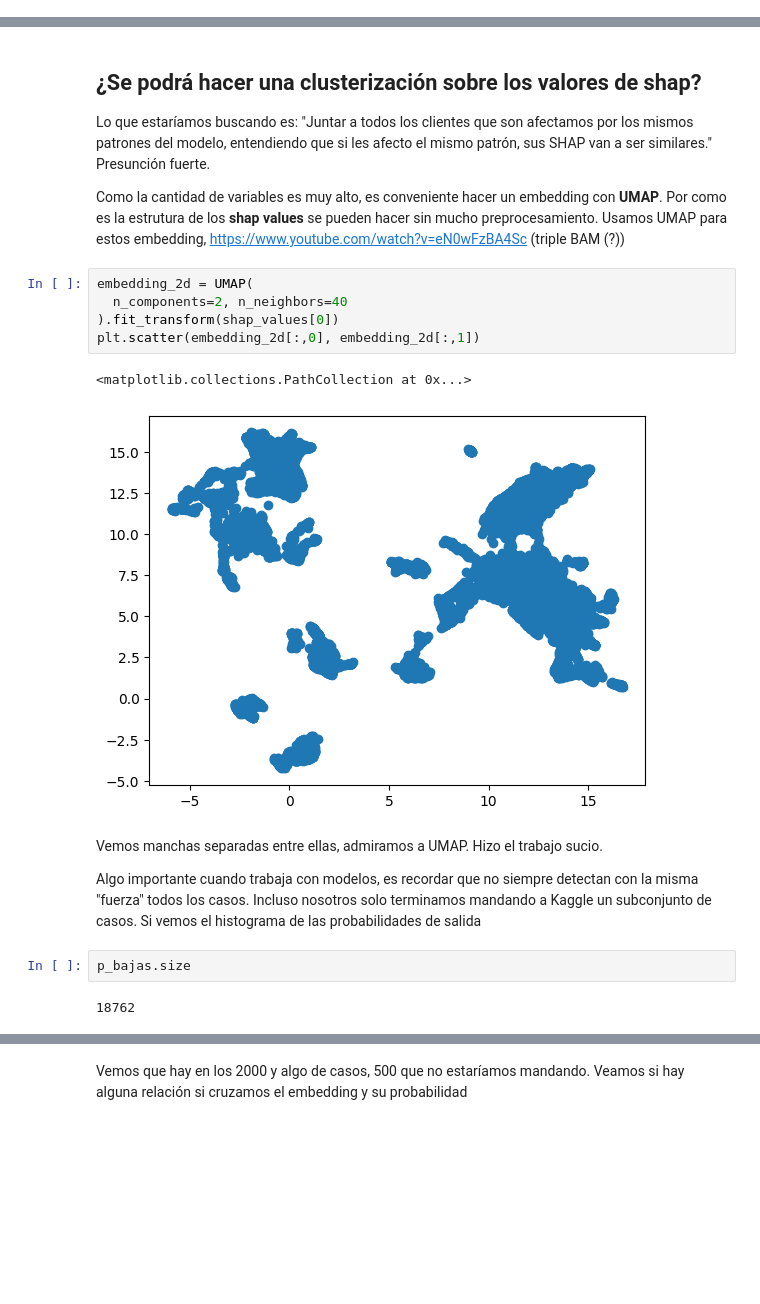
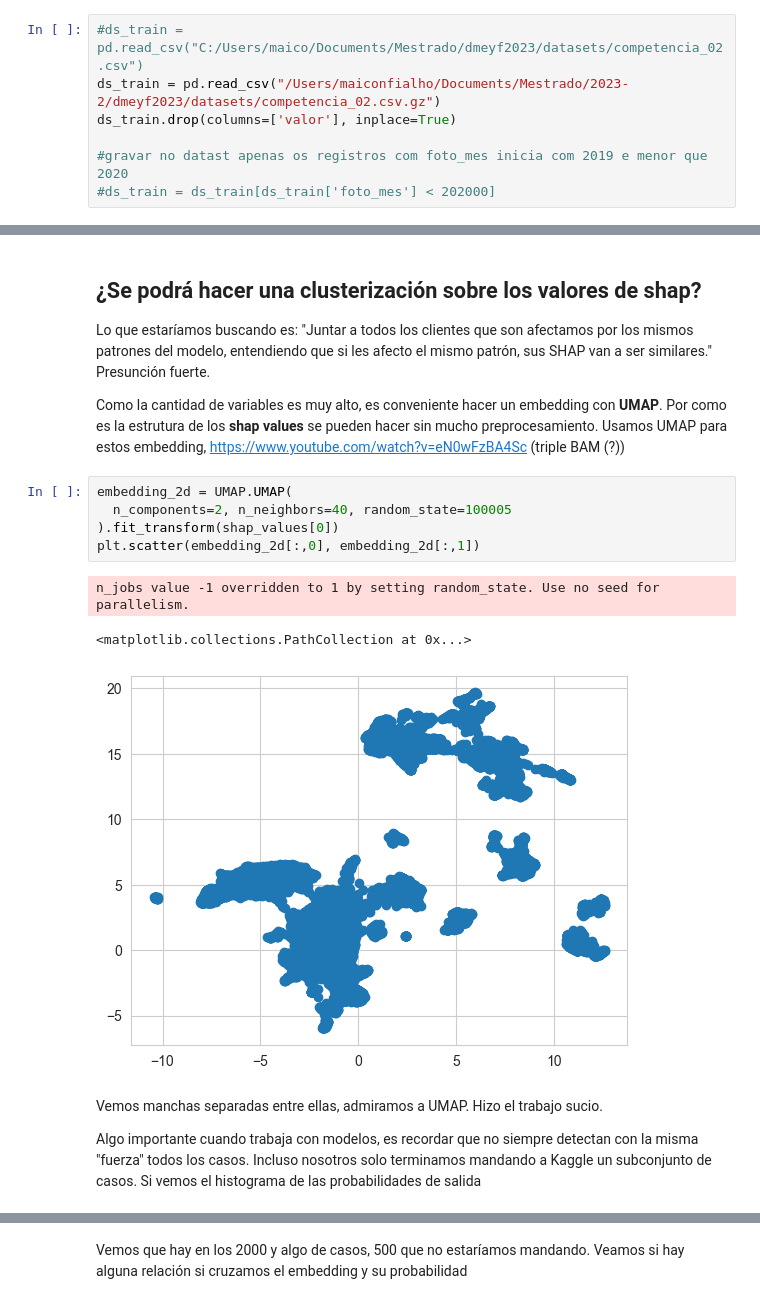
Before and after one commit to maiconfialho/dmeyf2023, a Jupyter notebook: src/monday/z801_Sobre_Interpretabilidad_v2.ipynb, the cells around one changed output, grey strips where cells are left out. Cells and saved outputs as stored; diff of their text form; blank space fills up the shorter version.

```diff
--- a/src/monday/z801_Sobre_Interpretabilidad_v2.ipynb
+++ b/src/monday/z801_Sobre_Interpretabilidad_v2.ipynb
@@ -80,3 +63,10 @@ True
+# %%
+#ds_train = pd.read_csv("C:/Users/maico/Documents/Mestrado/dmeyf2023/datasets/competencia_02.csv")
+ds_train = pd.read_csv("/Users/maiconfialho/Documents/Mestrado/2023-2/dmeyf2023/datasets/competencia_02.csv.gz")
+ds_train.drop(columns=['valor'], inplace=True)
+
+#gravar no datast apenas os registros com foto_mes inicia com 2019 e menor que 2020
+#ds_train = ds_train[ds_train['foto_mes'] < 202000]
 # %% [markdown]
 Y armamos un **dataset** con solo los casos de **BAJAS+1** y **BAJAS+2**. Sacamos los de los **datasets** los targets.
 # %%
@@ -205,21 +195,18 @@ Lo que estaríamos buscando es: "Juntar a todos los clientes que son afectamos p
 
 Como la cantidad de variables es muy alto, es conveniente hacer un embedding con **UMAP**. Por como es la estrutura de los **shap values** se pueden hacer sin mucho preprocesamiento. Usamos UMAP para estos embedding, https://www.youtube.com/watch?v=eN0wFzBA4Sc (triple BAM (?))
 # %%
-embedding_2d = UMAP(
-  n_components=2, n_neighbors=40
+embedding_2d = UMAP.UMAP(
+  n_components=2, n_neighbors=40, random_state=100005
 ).fit_transform(shap_values[0])
 plt.scatter(embedding_2d[:,0], embedding_2d[:,1])
 # %% [output]
-<matplotlib.collections.PathCollection at 0x...>
+n_jobs value -1 overridden to 1 by setting random_state. Use no seed for parallelism.
+<matplotlib.collections.PathCollection at 0x...>
-[figure, old version]
+[figure, new version]
 # %% [markdown]
 Vemos manchas separadas entre ellas, admiramos a UMAP. Hizo el trabajo sucio.
 
 Algo importante cuando trabaja con modelos, es recordar que no siempre detectan con la misma "fuerza" todos los casos. Incluso nosotros solo terminamos mandando a Kaggle un subconjunto de casos. Si vemos el histograma de las probabilidades de salida
-# %%
-p_bajas.size
-# %% [output]
-18762
 # %%
 plt.hist(p_bajas,bins=30)
 # %% [output]
```
Also changed, not shown: parts of 54 cells of this notebook, 2 other files.
